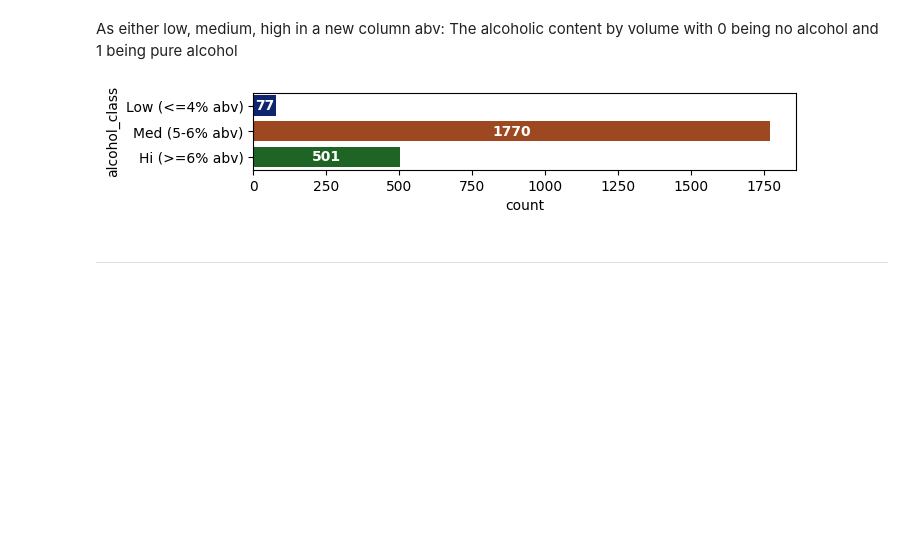
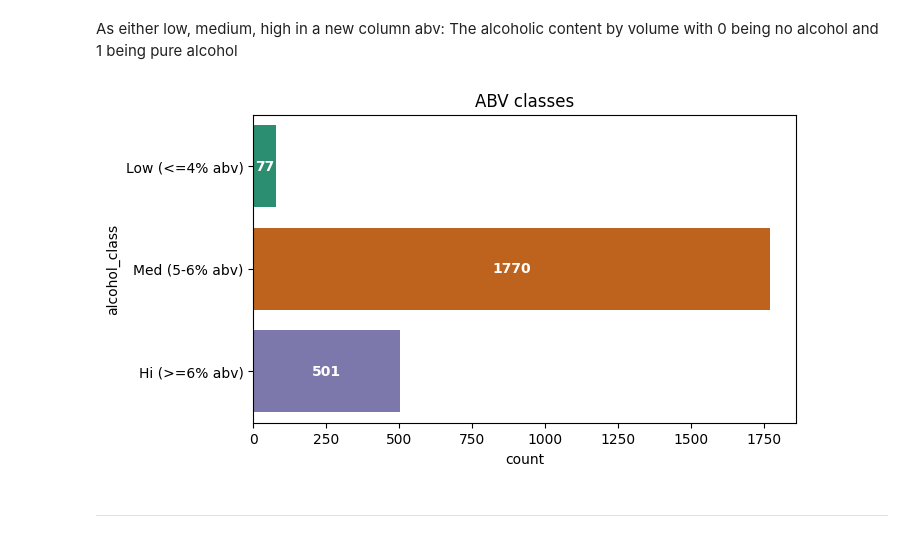
Before and after one commit to Data1234321/Portfolio, a Jupyter notebook: sql-analysis-of-us-craft-beers-breweries.ipynb, the cells around one changed output. Cells and saved outputs as stored; diff of their text form; code cells hidden in the pictures; blank space fills up the shorter version.

```diff
--- a/sql-analysis-of-us-craft-beers-breweries.ipynb
+++ b/sql-analysis-of-us-craft-beers-breweries.ipynb
@@ -7,7 +7,7 @@
 # %%
 import pandas as pd
 import seaborn as sns
-sns.set_palette("dark")
+sns.set_palette("Dark2")
 import matplotlib.pyplot as plt
 import sqlite3
 
@@ -142,29 +144,29 @@ abv: The alcoholic content by volume with 0 being no alcohol and 1 being pure al
 # %%
 low_med_high_abv = pd.read_sql_query("""
 SELECT COUNT(*) AS count, alcohol_class
 FROM (
         SELECT
             CASE
                 WHEN abv <= 0.04 THEN 'Low (<=4% abv)'
                 WHEN abv >= 0.07 THEN 'Hi (>=6% abv)'
                 ELSE 'Med (5-6% abv)'
             END AS alcohol_class
         FROM beers
         WHERE abv IS NOT NULL
 ) AS subquery
 GROUP BY alcohol_class
 ORDER BY count;
 """, conn)
 
-plt.figure(figsize=(7,1))
+plt.figure(figsize=(7,4))
 ax = sns.barplot(y='alcohol_class',
             x='count',
             data=low_med_high_abv,
             order=(['Low (<=4% abv)', 'Med (5-6% abv)', 'Hi (>=6% abv)']));
-
+plt.title('ABV classes')
 ax.bar_label(ax.containers[0], label_type='center', color='white', weight='heavy');
 # %% [output]
-[figure, old version]
+[figure, new version]
 # %% [markdown]
 ***
 # %% [markdown]
```
Also changed, not shown: parts of 12 cells of this notebook.
